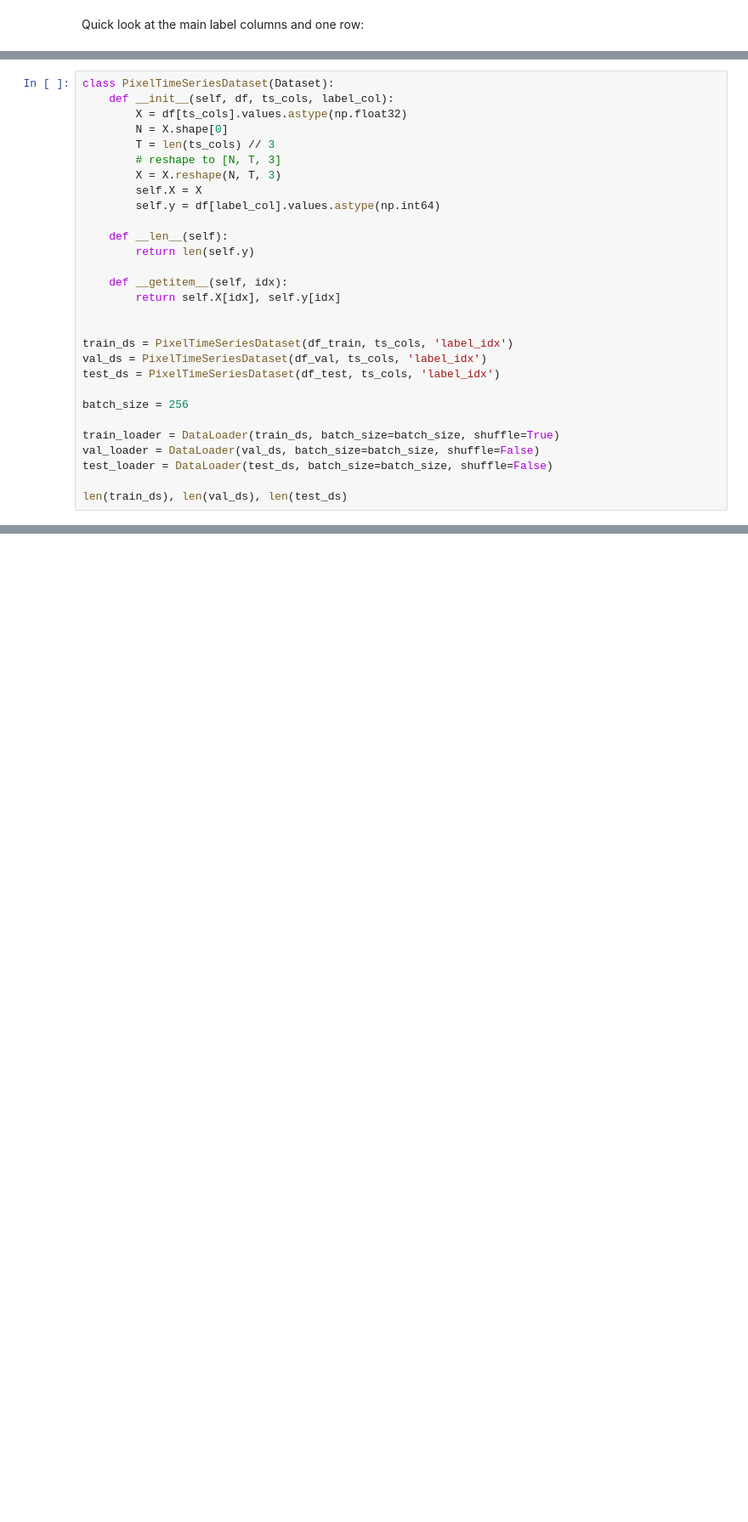
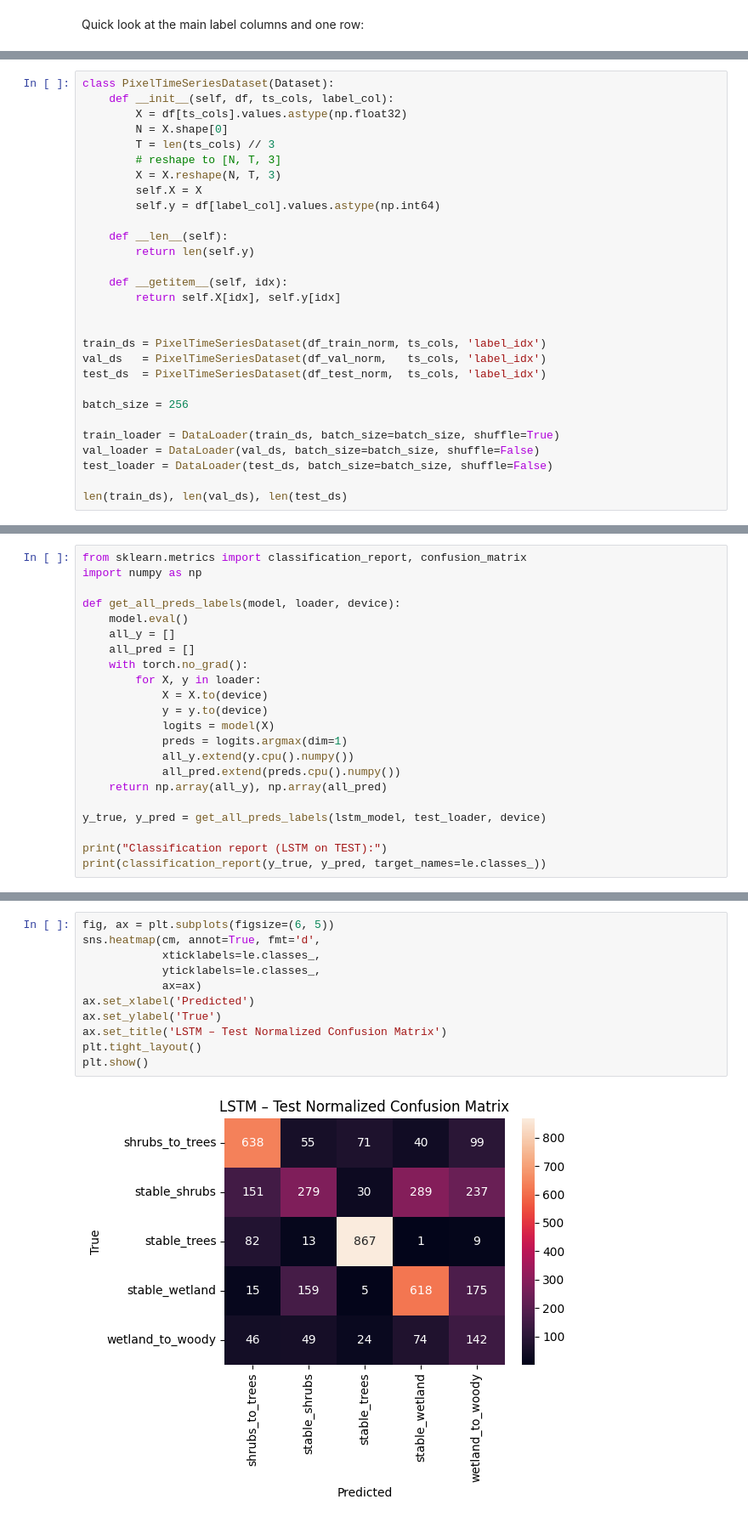
Before and after one commit to jjkiljanski/biebrza-shrub-encroachment-analysis, a Jupyter notebook: ml_model_training.ipynb, the cells around one changed output, grey strips where cells are left out. Shown at 85% size. Cells and saved outputs as stored; diff of their text form; blank space fills up the shorter version.

Commit message:
- Debugged the code and run the models for the first time.  - Introduced some benchmarking and analysis of the mislabeled data (confusion matrices, average time series etc.)

```diff
--- a/ml_model_training.ipynb
+++ b/ml_model_training.ipynb
@@ -257,9 +371,9 @@ class PixelTimeSeriesDataset(Dataset):
         return self.X[idx], self.y[idx]
 
 
-train_ds = PixelTimeSeriesDataset(df_train, ts_cols, 'label_idx')
-val_ds = PixelTimeSeriesDataset(df_val, ts_cols, 'label_idx')
-test_ds = PixelTimeSeriesDataset(df_test, ts_cols, 'label_idx')
+train_ds = PixelTimeSeriesDataset(df_train_norm, ts_cols, 'label_idx')
+val_ds   = PixelTimeSeriesDataset(df_val_norm,   ts_cols, 'label_idx')
+test_ds  = PixelTimeSeriesDataset(df_test_norm,  ts_cols, 'label_idx')
 
 batch_size = 256
 
@@ -430,0 +630,22 @@ for idx, cls in enumerate(le.classes_):
+# %%
+from sklearn.metrics import classification_report, confusion_matrix
+import numpy as np
+
+def get_all_preds_labels(model, loader, device):
+    model.eval()
+    all_y = []
+    all_pred = []
+    with torch.no_grad():
+        for X, y in loader:
+            X = X.to(device)
+            y = y.to(device)
+            logits = model(X)
+            preds = logits.argmax(dim=1)
+            all_y.extend(y.cpu().numpy())
+            all_pred.extend(preds.cpu().numpy())
+    return np.array(all_y), np.array(all_pred)
+
+y_true, y_pred = get_all_preds_labels(lstm_model, test_loader, device)
+
+print("Classification report (LSTM on TEST):")
+print(classification_report(y_true, y_pred, target_names=le.classes_))
@@ -430,0 +735,13 @@ for idx, cls in enumerate(le.classes_):
+# %%
+fig, ax = plt.subplots(figsize=(6, 5))
+sns.heatmap(cm, annot=True, fmt='d',
+            xticklabels=le.classes_,
+            yticklabels=le.classes_,
+            ax=ax)
+ax.set_xlabel('Predicted')
+ax.set_ylabel('True')
+ax.set_title('LSTM – Test Normalized Confusion Matrix')
+plt.tight_layout()
+plt.show()
+# %% [output]
+[figure, added]
```
Also changed, not shown: parts of 38 cells of this notebook.
